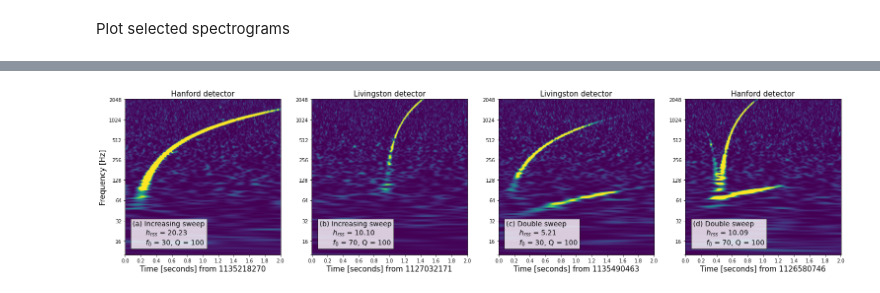
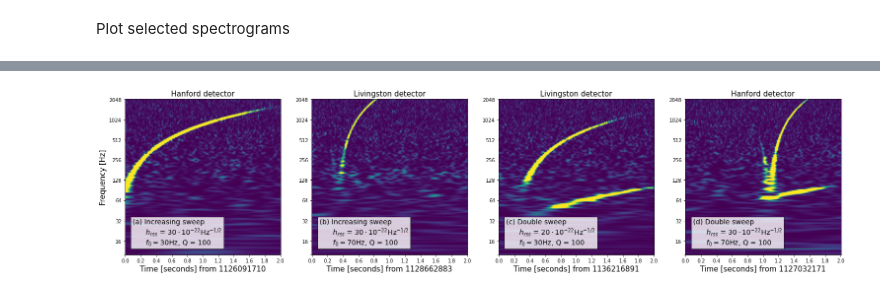
Before and after one commit to TomMarianer/gwml, a Jupyter notebook: local/notebooks/process_injected.ipynb, the cells around one changed output, grey strips where cells are left out. Drawn from its saved outputs; the diff is of its cells as text; code cells hidden in the pictures.

```diff
--- a/local/notebooks/process_injected.ipynb
+++ b/local/notebooks/process_injected.ipynb
@@ -354,9 +361,9 @@ for num in nums[:1]:
         ax.set_yticks(ytick_pos)
         ax.set_yticklabels(ytick_label)
 
-#     fig_path = Path('paper_figs/mpl_figs/spectrograms/' + condition_method + '/injections/' + inj_type + '/' +
-#                     '_'.join(['A', str(int(round(A_tot[num] / 1e-22))).zfill(4) + 'e-22',
-#                               'f0', str(f0_tot[num]).zfill(4), 'Q', str(Q_tot[num]).zfill(4)]))
+    fig_path = Path('paper_figs/mpl_figs/spectrograms/' + condition_method + '/injections/' + inj_type + '/' +
+                    '_'.join(['A', str(int(round(A_tot[num] / 1e-22))).zfill(4) + 'e-22',
+                              'f0', str(f0_tot[num]).zfill(4), 'Q', str(Q_tot[num]).zfill(4)]))
 #     if not exists(fig_path):
 #         makedirs(fig_path)
 #     plt.savefig(join(fig_path, 'num_' + str(num) +'.png'))
@@ -369,7 +376,13 @@ plt.show()
 # nums = [88, 122, 45, 144, 179] # cg_inc
 # nums = [88, 45] # cg_inc
 # nums = [5, 32, 85, 132, 63, 164, 167] # cg_double
-nums = [5, 63, 164] # cg_double
+# nums = [5, 63, 164] # cg_double
+
+if inj_type == 'cg_inc':
+    nums = [184, 257, 221, 297]
+
+elif inj_type == 'cg_double':
+    nums = [106, 190, 224, 285] #, 286]
 
 x = {'H': [], 'L': []}
 y = {'H': [], 'L': []}
@@ -429,12 +441,16 @@ print(data_dict['cg_double']['inj_type'])
 # %%
 det_toplot = ['H', 'L', 'L', 'H']
 inj_toplot = ['cg_inc', 'cg_inc', 'cg_double', 'cg_double']
-idx_toplot = [0, 1, 0, 1]
+# idx_toplot = [0, 1, 0, 1]
+idx_toplot = [1, 3, 1, 3]
 
 count = ['(a) ', '(b) ', '(c) ', '(d) ']
 # %%
 types_dict = {'cg_inc': 'Increasing sweep', 'cg_double': 'Double sweep'}
-amps = ['20.23', '10.10', '5.21', '10.09', '20.19']
+# amps = ['20.23', '10.10', '5.21', '10.09', '20.19']
+# amps = {'cg_inc': ['20', '30', '20', '30'], 'cg_double': ['10', '20', '30', '30']}
+amps = {'cg_inc': [20, 30, 20, 30], 'cg_double': [10, 20, 30, 30]}
+# amps = {'cg_inc': [20e-22, 30e-22, 20e-22, 30e-22], 'cg_double': [10e-22, 20e-22, 30e-22, 30e-22]}
 # %%
 num_rows = 1
 num_cols = 4
@@ -442,41 +458,41 @@ num_cols = 4
 fig = plt.figure(figsize=(num_cols*6.5, num_rows*6.5))
 size = 15
 
-xtick_pos = np.linspace(0, x_toplot.shape[1] - 1, 11)
+xtick_pos = np.linspace(0, data_dict['cg_inc']['x']['H'].shape[1] - 1, 11)
 xtick_label = ["{:.1f}".format(label) for label in np.linspace(0, 2, 11)]
 
-f_ax = np.flip(np.logspace(np.log10(10), np.log10(2048), x_toplot.shape[2]))
+f_ax = np.flip(np.logspace(np.log10(10), np.log10(2048), data_dict['cg_inc']['x']['H'].shape[2]))
 ytick_pos = []
 
 ytick_label = np.flip(np.logspace(4, 11, 8, base=2)).astype('int')
 for tick in ytick_label:
     ytick_pos.append(min(range(len(f_ax)), key=lambda i: abs(f_ax[i] - tick)))
-ytick_pos.append(x_toplot.shape[2] - 1)
+ytick_pos.append(data_dict['cg_inc']['x']['H'].shape[2] - 1)
 
 for i, (det, inj, idx) in enumerate(zip(det_toplot, inj_toplot, idx_toplot)):
     title = 'Hanford detector' if det == 'H' else 'Livingston detector'
     ax = fig.add_subplot(num_rows, num_cols, i+1, xticks=[], yticks=[])
     ax.imshow(np.squeeze(data_dict[inj]['x'][det][idx]))
     ax.set_title(title, size=size)
     ax.set_xlabel('Time [seconds] from %d' % round(data_dict[inj]['times'][idx]), size=size)
 
     if i % 5 == 0:
         ax.set_ylabel('Frequency [Hz]', size=size)
 
     ax.set_xticks(xtick_pos)
     ax.set_xticklabels(xtick_label)
     ax.set_yticks(ytick_pos)
     ax.set_yticklabels(ytick_label)
 
     props = dict(facecolor='white', alpha=0.8)
 #     count[i] + types_dict[inj] + '$h_{rss}'
-    sublabel = '%s%s\n      $h_{rss}$ = %s\n      $f_0$ = %d, Q = %d' % (count[i], types_dict[inj], amps[i],
+    sublabel = '%s%s\n      $h_{rss}$ = $%d \cdot 10^{-22} \mathrm{{Hz}^{-1/2}}$\n      $f_0 = %d\mathrm{Hz}$, Q = %d' % (count[i], types_dict[inj], amps[inj][idx],
                                                                                data_dict[inj]['f0'][idx], data_dict[inj]['Q'][idx])
     ax.text(0.05, 0.05, sublabel,
             transform=ax.transAxes, fontsize=14, verticalalignment='bottom',
             horizontalalignment='left', bbox=props)
 
 # plt.show()
 plt.savefig(join(fig_path, 'injections.pdf'), bbox_inches='tight')
 # %% [output]
-[figure, old version]
+[figure, new version]
```
Also changed, not shown: parts of 10 cells of this notebook, 4 other files.
